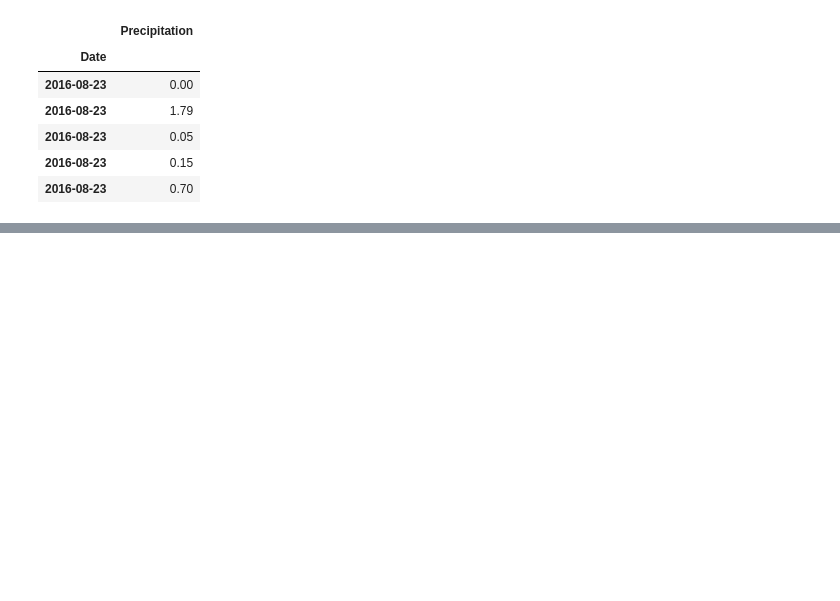
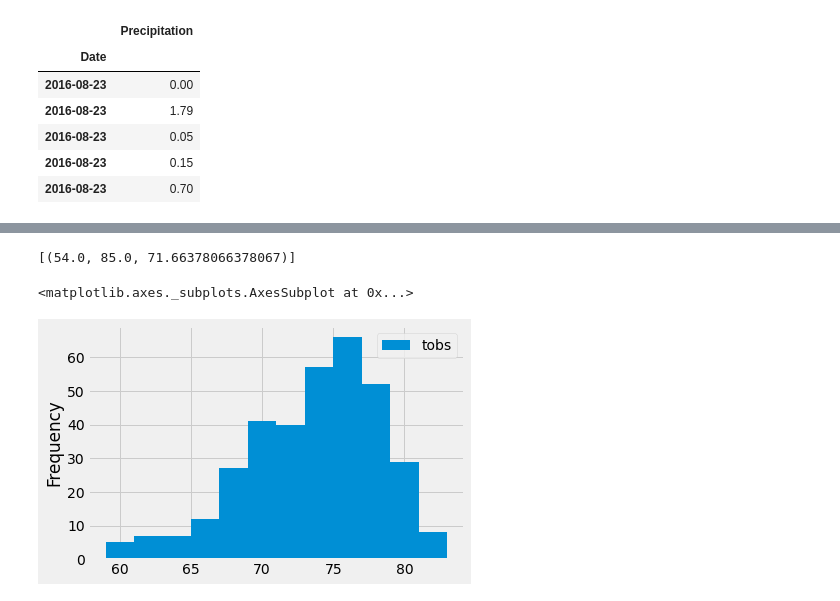
Before and after one commit to kcomalley14/sqlalchemy-challenge, a Jupyter notebook: climateanalysis.ipynb, the cells around one changed output, grey strips where cells are left out. Cells and saved outputs as stored; diff of their text form; code cells hidden in the pictures; blank space fills up the shorter version.

```diff
--- a/climateanalysis.ipynb
+++ b/climateanalysis.ipynb
@@ -113,6 +131,27 @@ plt.show()
 # %%
 # Using the station id from the previous query, calculate the lowest temperature recorded,
 # highest temperature recorded, and average temperature of the most active station?
+station_id = 'USC00519281'
+session.query(func.min(Measurement.tobs),
+            func.max(Measurement.tobs),
+            func.avg(Measurement.tobs)).filter(Measurement.station == station_id).all()
+# %% [output]
+[(54.0, 85.0, 71.66378066378067)]
 # %%
 # Choose the station with the highest number of temperature observations.
-# Query the last 12 months of temperature observation data for this station and plot the results as a histogram
+# Query the last 12 months of temperature observation data for this station and
+# plot the results as a histogram
+highest_tobs = 'USC00519281'
+
+query_tobs = session.query(Measurement.date, Measurement.tobs).\
+                filter(Measurement.date >= "2016-08-24").\
+                filter(Measurement.date <= "2017-08-23").\
+                filter(Measurement.station == highest_tobs).all()
+highest_tobs_df = pd.DataFrame(query_tobs)
+
+highest_tobs_df.plot.hist(bins=12)
+plt.save_fig("Images/Highest_temp_obs.png")
+plt.show()
+# %% [output]
+<matplotlib.axes._subplots.AxesSubplot at 0x...>
+[figure, added]
```
Also changed, not shown: parts of 5 cells of this notebook, 2 other files.
